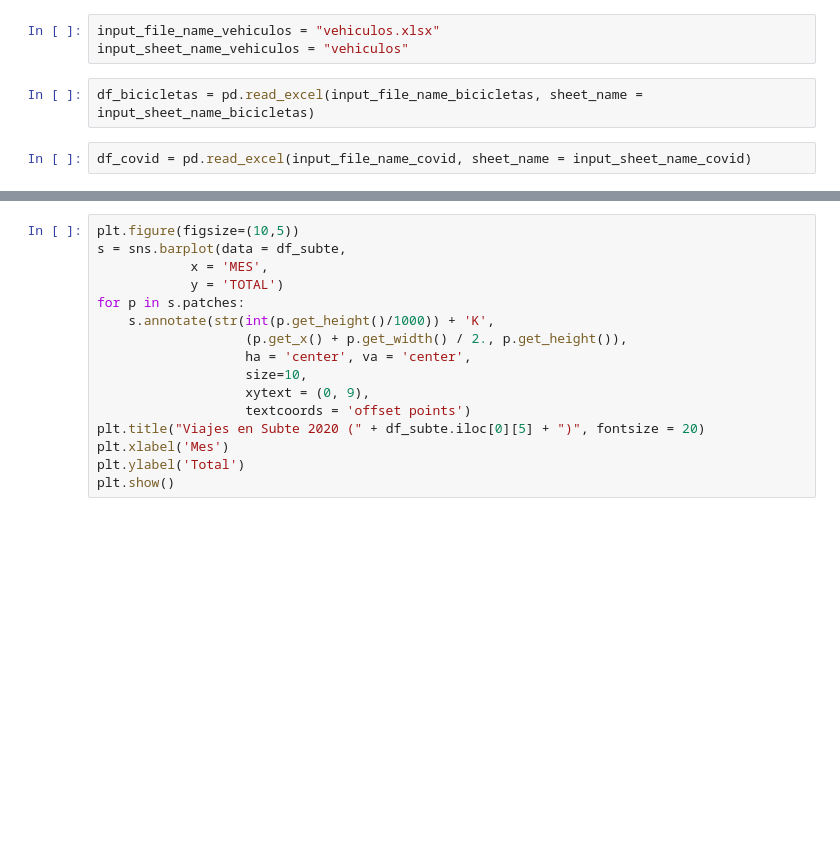
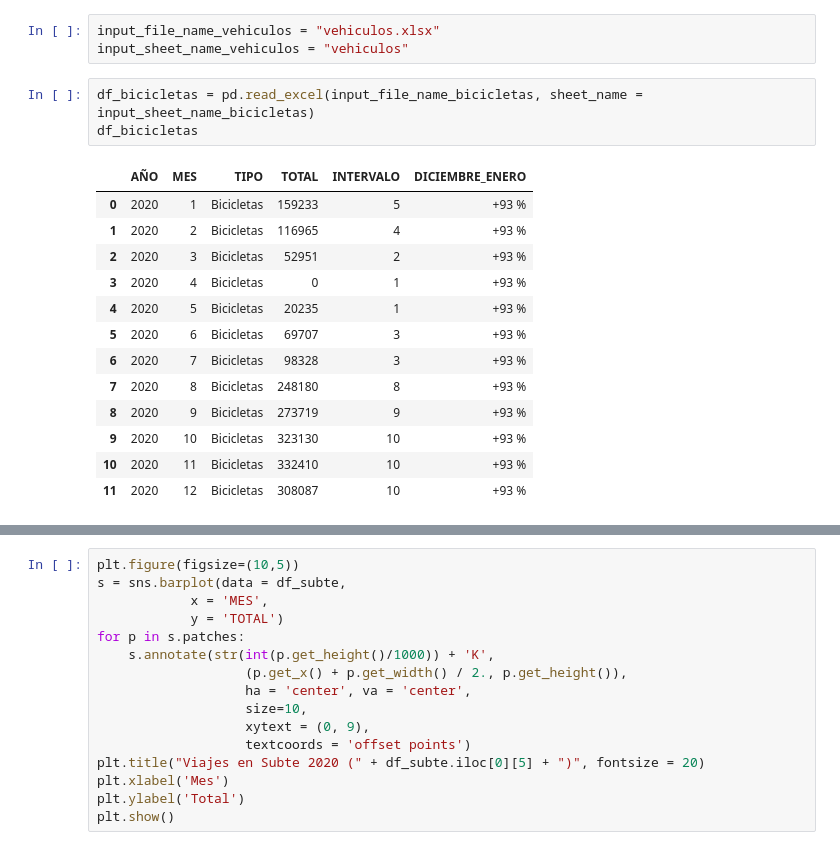
Before and after one commit to fernandorgonzalez/cursos-eant-python_data_analytics-proyecto, a Jupyter notebook: covid_transporte.ipynb, the cells around one changed output, grey strips where cells are left out. Saved outputs shown, nothing was run; the diff lists cells and outputs as text; blank space fills up the shorter version.

```diff
--- a/covid_transporte.ipynb
+++ b/covid_transporte.ipynb
@@ -18,5 +18,18 @@ input_file_name_vehiculos = "vehiculos.xlsx"
 input_sheet_name_vehiculos = "vehiculos"
 # %%
 df_bicicletas = pd.read_excel(input_file_name_bicicletas, sheet_name = input_sheet_name_bicicletas)
+df_bicicletas
+# %% [output]
+|  | AÑO | MES | TIPO | TOTAL | INTERVALO | DICIEMBRE_ENERO |
+| 0 | 2020 | 1 | Bicicletas | 159233 | 5 | +93 % |
+| 1 | 2020 | 2 | Bicicletas | 116965 | 4 | +93 % |
+| 2 | 2020 | 3 | Bicicletas | 52951 | 2 | +93 % |
+| 3 | 2020 | 4 | Bicicletas | 0 | 1 | +93 % |
+| 4 | 2020 | 5 | Bicicletas | 20235 | 1 | +93 % |
+| 5 | 2020 | 6 | Bicicletas | 69707 | 3 | +93 % |
+| 6 | 2020 | 7 | Bicicletas | 98328 | 3 | +93 % |
+| 7 | 2020 | 8 | Bicicletas | 248180 | 8 | +93 % |
+| 8 | 2020 | 9 | Bicicletas | 273719 | 9 | +93 % |
+| 9 | 2020 | 10 | Bicicletas | 323130 | 10 | +93 % |
+| 10 | 2020 | 11 | Bicicletas | 332410 | 10 | +93 % |
+| 11 | 2020 | 12 | Bicicletas | 308087 | 10 | +93 % |
-# %%
-df_covid = pd.read_excel(input_file_name_covid, sheet_name = input_sheet_name_covid)
```
Also changed, not shown: parts of 14 cells of this notebook.
